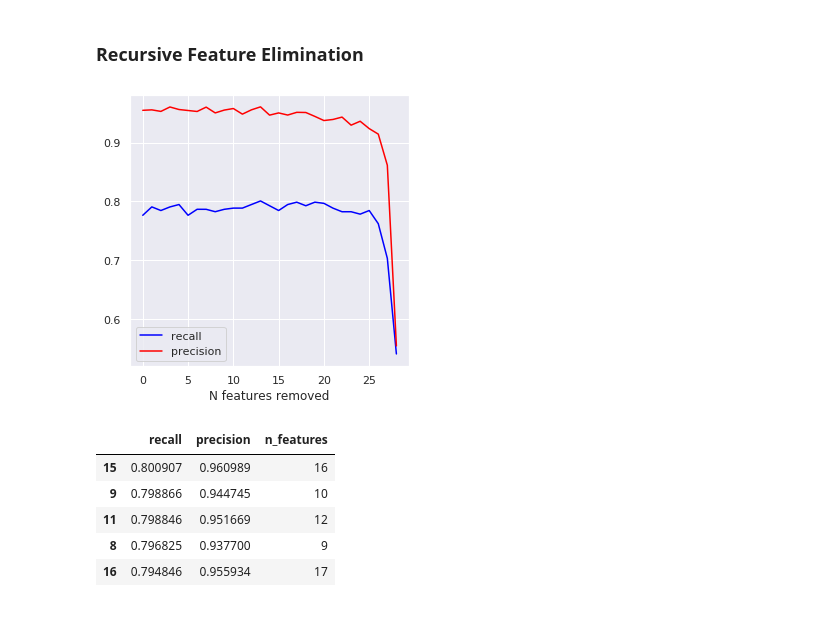
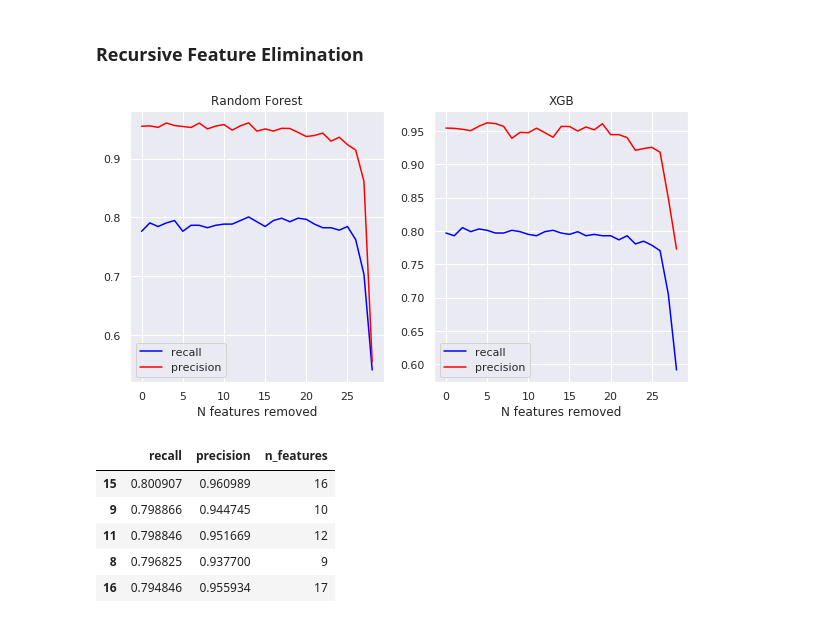
Before and after one commit to VladimirIsakov91/CreditCardFraud, a Jupyter notebook: CreditCardFraud.ipynb, the cells around one changed output. Drawn from its saved outputs; the diff is of its cells as text; code cells hidden in the pictures.

```diff
--- a/CreditCardFraud.ipynb
+++ b/CreditCardFraud.ipynb
@@ -404,15 +404,22 @@ confs
 ### Recursive Feature Elimination
 # %%
 
-rfe_recall = pickle.load(open('./data/rfe.pkl', 'rb'))
-rfe_precision = pickle.load(open('./data/rfe_precision.pkl', 'rb'))
+rfe_rf_recall = pickle.load(open('./artifacts/rfe.pkl', 'rb'))
+rfe_rf_precision = pickle.load(open('./artifacts/rfe_precision.pkl', 'rb'))
+rfe_xgb_recall = pickle.load(open('./artifacts/rfe_recall_xgb.pkl', 'rb'))
+rfe_xgb_precision = pickle.load(open('./artifacts/rfe_precision_xgb.pkl', 'rb'))
 # %%
-plt.figure(figsize=(5,5))
-sns.lineplot(x=range(len(X.columns)), y=rfe_recall.grid_scores_[::-1], color='blue', label='recall')
-sns.lineplot(x=range(len(X.columns)), y=rfe_precision.grid_scores_[::-1], color='red', label='precision')
-plt.xlabel('N features removed')
+f, ax = plt.subplots(nrows=1, ncols=2, figsize=(10,5))
+sns.lineplot(x=range(len(X.columns)), y=rfe_rf_recall.grid_scores_[::-1], color='blue', label='recall', ax=ax[0])
+sns.lineplot(x=range(len(X.columns)), y=rfe_rf_precision.grid_scores_[::-1], color='red', label='precision', ax=ax[0])
+sns.lineplot(x=range(len(X.columns)), y=rfe_xgb_recall.grid_scores_[::-1], color='blue', label='recall', ax=ax[1])
+sns.lineplot(x=range(len(X.columns)), y=rfe_xgb_precision.grid_scores_[::-1], color='red', label='precision', ax=ax[1])
+ax[0].set_title('Random Forest')
+ax[1].set_title('XGB')
+ax[0].set_xlabel('N features removed')
+ax[1].set_xlabel('N features removed')
 plt.legend()
 plt.show()
 # %% [output]
-[figure, old version]
+[figure, new version]
 # %%
```
Also changed, not shown: parts of 10 cells of this notebook, 2 other files.
